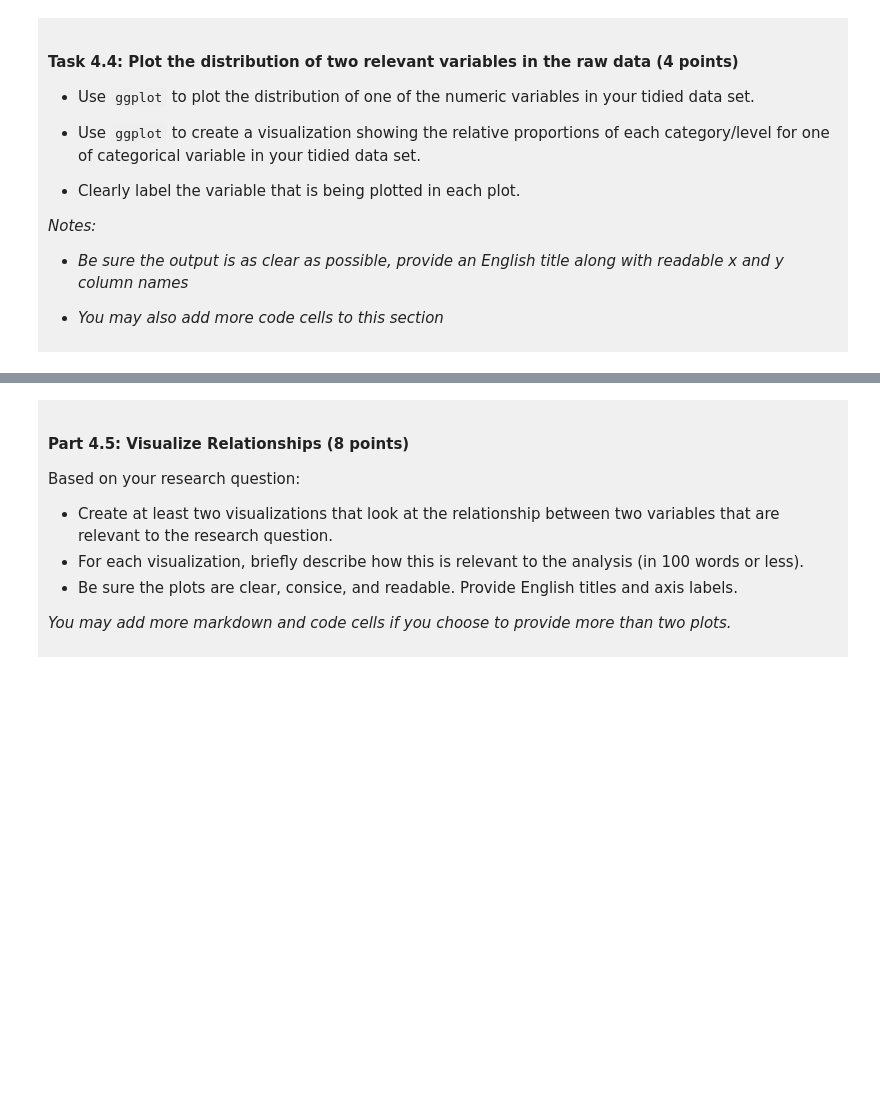
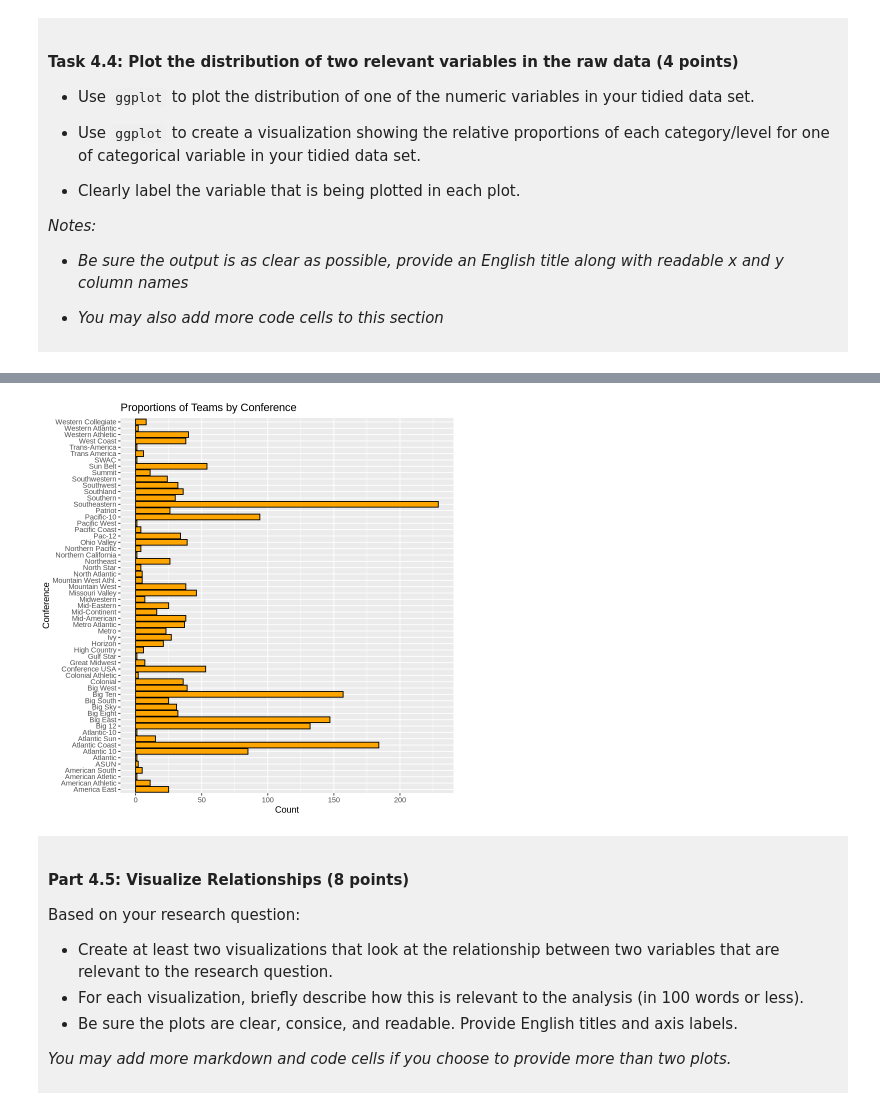
Before and after one commit to rudanz07/dsci-100-project-rudan_zheng, a Jupyter notebook: dsci-100-project-notebook.ipynb, the cells around one changed output, grey strips where cells are left out. Cells and saved outputs as stored; diff of their text form; code cells hidden in the pictures; blank space fills up the shorter version.

```diff
--- a/dsci-100-project-notebook.ipynb
+++ b/dsci-100-project-notebook.ipynb
@@ -296,5 +356,11 @@ You will refine your research question (if needed) and produce a tidy data set.
 # %%
-### EDIT THIS CODE CELL FOR PLOT 2 ###
+ggplot(tidy_bball, aes(y = conference)) +
+  geom_bar(fill = "orange", color = "black")+
+  labs(title = "Proportions of Teams by Conference",
+       x = "Count",
+       y = "Conference")
+# %% [output]
+[figure, added]
 # %% [markdown]
 <div style="background-color: #f0f0f0; padding: 10px;">
 
```
Also changed, not shown: parts of 8 cells of this notebook.
